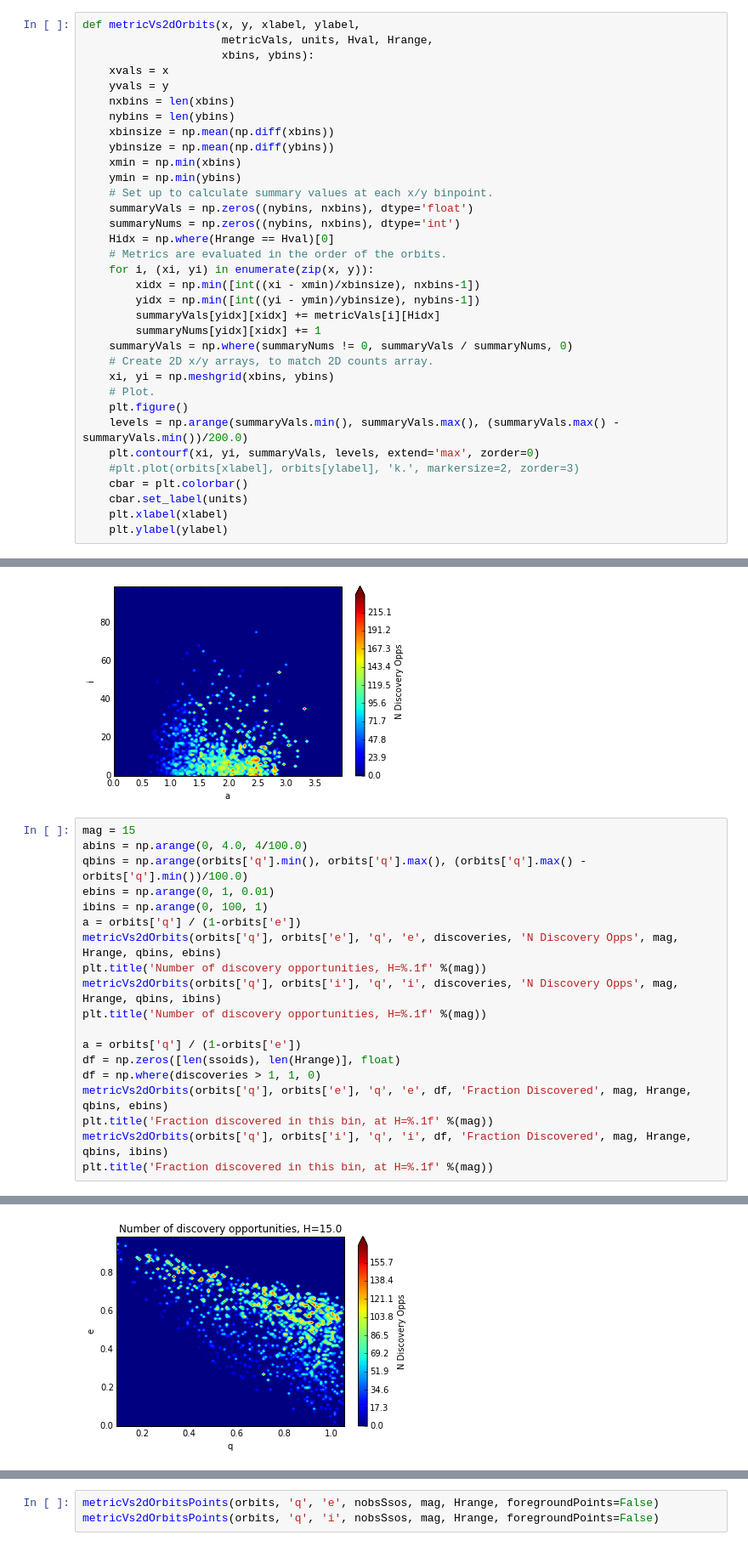
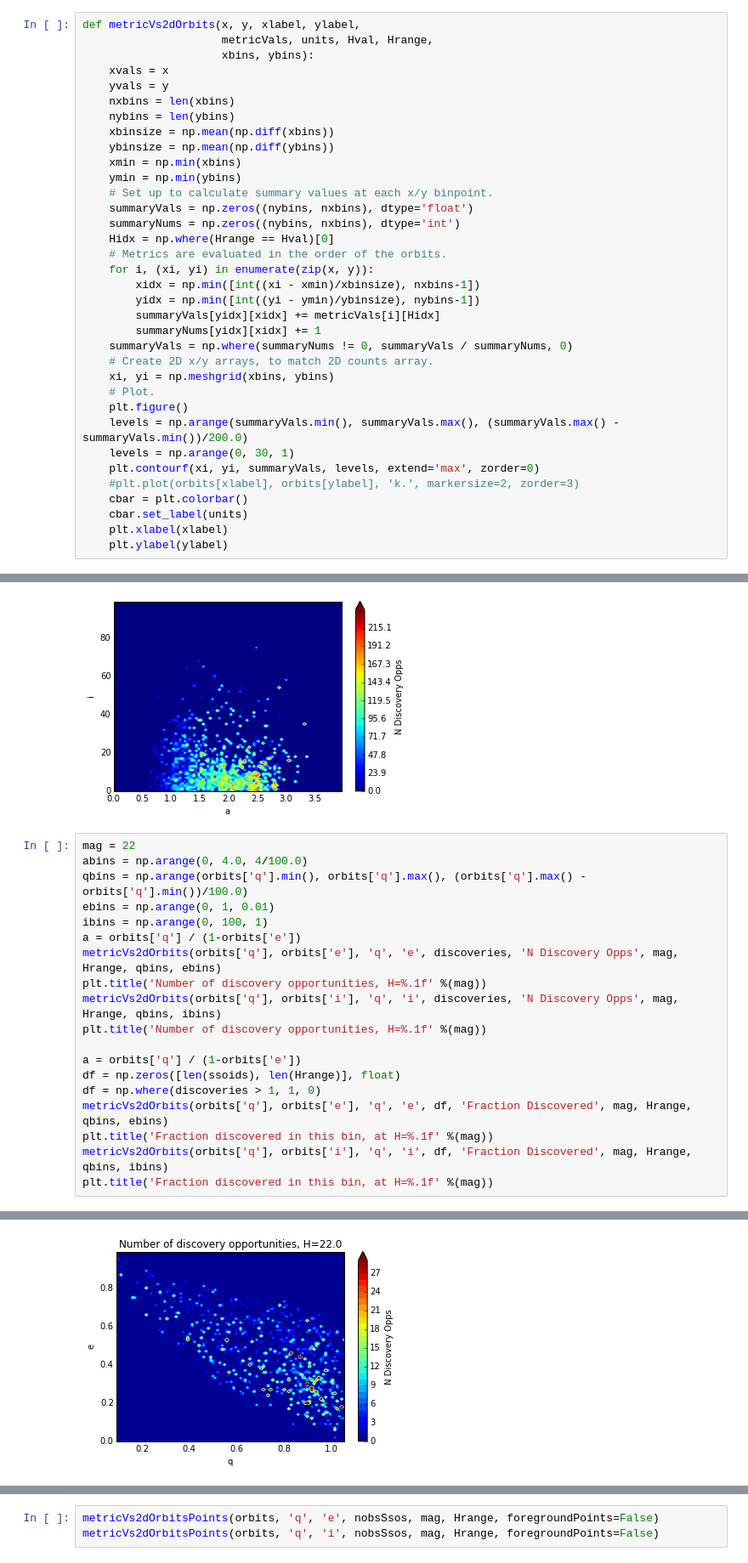
Before and after one commit to rhiannonlynne/MafSSO, a Jupyter notebook: Prototype SSO Metrics.ipynb, the cells around one changed output, grey strips where cells are left out. Shown at 85% size. Drawn from its saved outputs; the diff is of its cells as text.

```diff
--- a/Prototype SSO Metrics.ipynb
+++ b/Prototype SSO Metrics.ipynb
@@ -518,6 +521,7 @@ def metricVs2dOrbits(x, y, xlabel, ylabel,
     # Plot.
     plt.figure()
     levels = np.arange(summaryVals.min(), summaryVals.max(), (summaryVals.max() - summaryVals.min())/200.0)
+    levels = np.arange(0, 30, 1)
     plt.contourf(xi, yi, summaryVals, levels, extend='max', zorder=0)
     #plt.plot(orbits[xlabel], orbits[ylabel], 'k.', markersize=2, zorder=3)
     cbar = plt.colorbar()
@@ -543,24 +547,24 @@ metricVs2dOrbits(a, orbits['i'], 'a', 'i', discoveries30, 'N Discovery Opps', ma
 [figure]
 [figure]
 # %%
-mag = 15
+mag = 22
 abins = np.arange(0, 4.0, 4/100.0)
 qbins = np.arange(orbits['q'].min(), orbits['q'].max(), (orbits['q'].max() - orbits['q'].min())/100.0)
 ebins = np.arange(0, 1, 0.01)
 ibins = np.arange(0, 100, 1)
 a = orbits['q'] / (1-orbits['e'])
 metricVs2dOrbits(orbits['q'], orbits['e'], 'q', 'e', discoveries, 'N Discovery Opps', mag, Hrange, qbins, ebins)
 plt.title('Number of discovery opportunities, H=%.1f' %(mag))
 metricVs2dOrbits(orbits['q'], orbits['i'], 'q', 'i', discoveries, 'N Discovery Opps', mag, Hrange, qbins, ibins)
 plt.title('Number of discovery opportunities, H=%.1f' %(mag))
 
 a = orbits['q'] / (1-orbits['e'])
 df = np.zeros([len(ssoids), len(Hrange)], float)
 df = np.where(discoveries > 1, 1, 0)
 metricVs2dOrbits(orbits['q'], orbits['e'], 'q', 'e', df, 'Fraction Discovered', mag, Hrange, qbins, ebins)
 plt.title('Fraction discovered in this bin, at H=%.1f' %(mag))
 metricVs2dOrbits(orbits['q'], orbits['i'], 'q', 'i', df, 'Fraction Discovered', mag, Hrange, qbins, ibins)
 plt.title('Fraction discovered in this bin, at H=%.1f' %(mag))
 # %% [output]
 <matplotlib.text.Text at 0x...>
-[figure, old version]
+[figure, new version]
```
Also changed, not shown: parts of 5 cells of this notebook, 1 other file.
